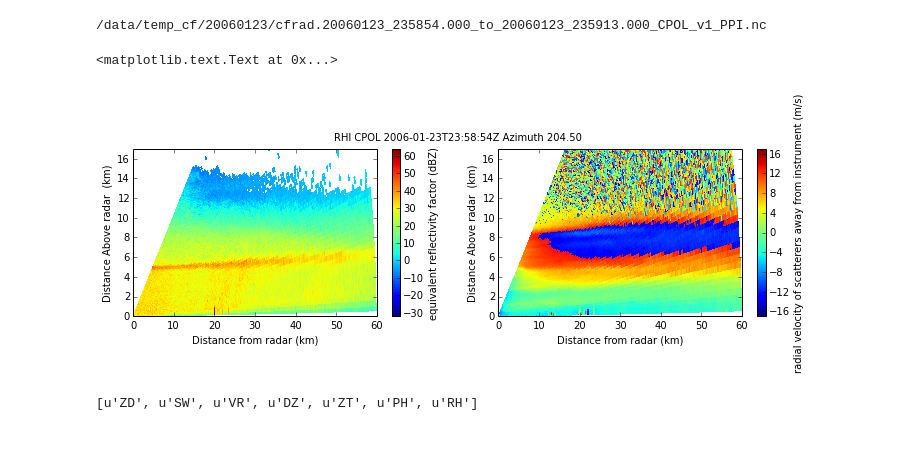
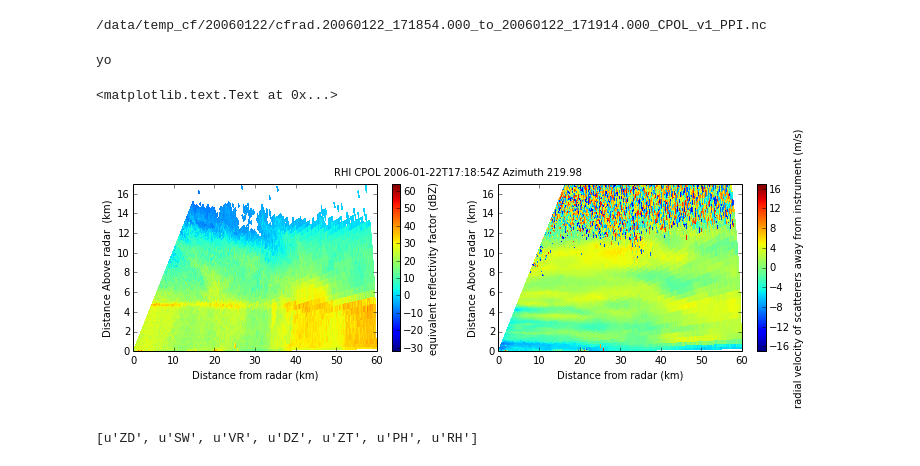
Before and after one commit to scollis/notebooks, a Jupyter notebook: CPOL RHI testing.ipynb, the cells around one changed output. Cells and saved outputs as stored; diff of their text form; code cells hidden in the pictures.

Commit message:
add cpol nb

```diff
--- a/CPOL RHI testing.ipynb
+++ b/CPOL RHI testing.ipynb
@@ -26,7 +27,7 @@ def dt_to_dict(dt, **kwargs):
 
 temp_output = '/data/temp_cf/'
 nukedir(temp_output)
-in_file = '/data/lassen/Gunn_pt_20060123235843_RHI.lassen'
+in_file = '/data/lassen/Gunn_pt_20060122171844_RHI.lassen'
 rsl_exec = '/Users/scollis/anaconda/bin/any_to_uf'
 radx_exec = '/usr/local/bin/RadxConvert'
 param_file = '/data/cpol_to_cf.params'
@@ -41,6 +42,8 @@ file_out = os.listdir(temp_output + date_out[0])
 filename = temp_output + date_out[0] + '/' + file_out[0]
 print filename
 radar = pyart.io.read(filename)
+az = radar.azimuth['data']
+ele = radar.elevation['data']
 radar.elevation['data'] = az
 radar.azimuth['data'] = ele
 masked_str = radar.sweep_mode['data'][1,-1]
@@ -51,39 +54,40 @@ for line_number in range(len(radar.sweep_mode['data'])):
     radar.sweep_mode['data'][line_number, 1] = 'h'
     radar.sweep_mode['data'][line_number, 2] = 'i'
 # %% [output]
-/data/temp_cf/20060123/cfrad.20060123_235854.000_to_20060123_235913.000_CPOL_v1_PPI.nc
+/data/temp_cf/20060122/cfrad.20060122_171854.000_to_20060122_171914.000_CPOL_v1_PPI.nc
 # %%
 
 
 # read the data and create the display object
 display = pyart.graph.RadarDisplay(radar)
 
 # fields to plot and ranges
 fields_to_plot = ['reflectivity_horizontal', 'mean_doppler_velocity']
 ranges = [(-32, 64), (-17.0, 17.0)]
 
 # plot the data
 nplots = len(fields_to_plot)
 plt.figure(figsize=[6 * nplots, 3])
 
 # plot each field
 for plot_num in xrange(nplots):
     field = fields_to_plot[plot_num]
     vmin, vmax = ranges[plot_num]
 
     plt.subplot(1, nplots, plot_num + 1)
-    display.plot_rhi(field, 0, vmin=vmin, vmax=vmax, title_flag=False)
+    display.plot_rhi(field, 1, vmin=vmin, vmax=vmax, title_flag=False)
     display.set_limits(ylim=[0, 17])
 
 # set the figure title and show
 radar_name = display.radar_name
 time_text = ' ' + display.time_begin.isoformat() + 'Z '
-azimuth = radar.fixed_angle['data'][0]
+azimuth = radar.fixed_angle['data'][1]
 title = 'RHI ' + radar_name + time_text + 'Azimuth %.2f' % (azimuth)
 plt.suptitle(title)
 # %% [output]
-<matplotlib.text.Text at 0x...>
+yo
+<matplotlib.text.Text at 0x...>
-[figure, old version]
+[figure, new version]
 # %%
 # %% [output]
 [u'ZD', u'SW', u'VR', u'DZ', u'ZT', u'PH', u'RH']
```
Also changed, not shown: parts of 2 cells of this notebook.
